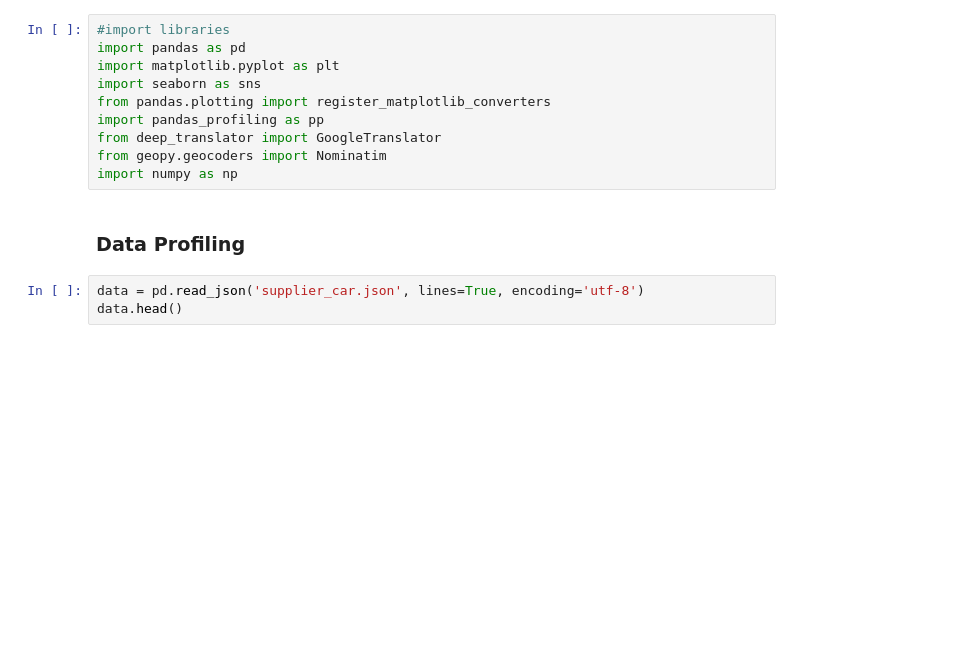
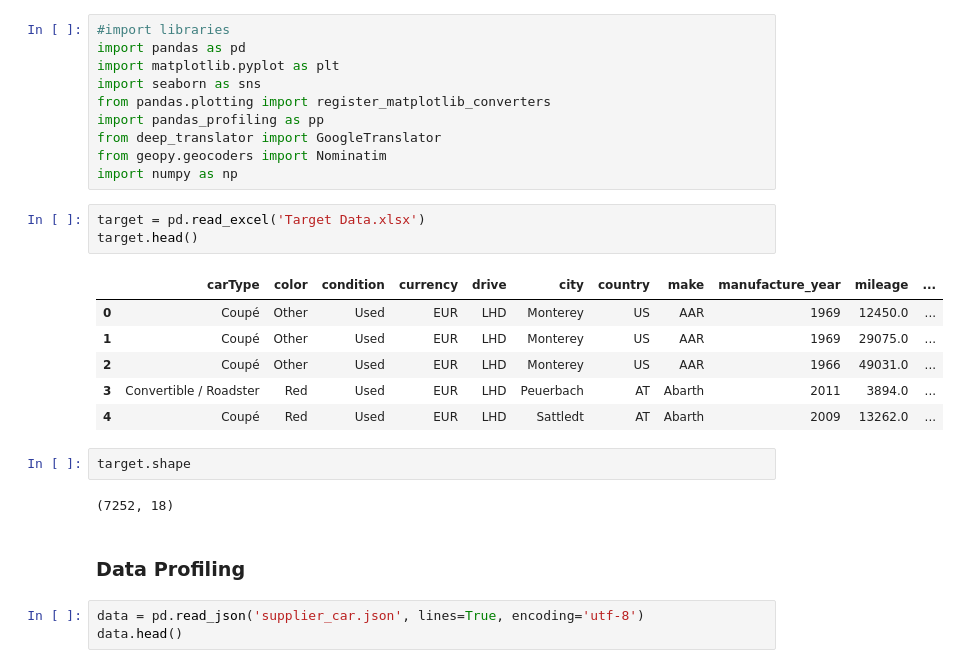
Before and after one commit to Ruipqn/Onedot, a Jupyter notebook: Onedot.ipynb, the cells around one changed output. Saved outputs shown, nothing was run; the diff lists cells and outputs as text; blank space fills up the shorter version.

```diff
--- a/Onedot.ipynb
+++ b/Onedot.ipynb
@@ -8,6 +8,20 @@ import pandas_profiling as pp
 from deep_translator import GoogleTranslator
 from geopy.geocoders import Nominatim
 import numpy as np
+# %%
+target = pd.read_excel('Target Data.xlsx')
+target.head()
+# %% [output]
+|  | carType | color | condition | currency | drive | city | country | make | manufacture_year | mileage | ... |
+| 0 | Coupé | Other | Used | EUR | LHD | Monterey | US | AAR | 1969 | 12450.0 | ... |
+| 1 | Coupé | Other | Used | EUR | LHD | Monterey | US | AAR | 1969 | 29075.0 | ... |
+| 2 | Coupé | Other | Used | EUR | LHD | Monterey | US | AAR | 1966 | 49031.0 | ... |
+| 3 | Convertible / Roadster | Red | Used | EUR | LHD | Peuerbach | AT | Abarth | 2011 | 3894.0 | ... |
+| 4 | Coupé | Red | Used | EUR | LHD | Sattledt | AT | Abarth | 2009 | 13262.0 | ... |
+# %%
+target.shape
+# %% [output]
+(7252, 18)
 # %% [markdown]
 ### Data Profiling
 # %%
```
Also changed, not shown: parts of 5 cells of this notebook, 6 other files.
